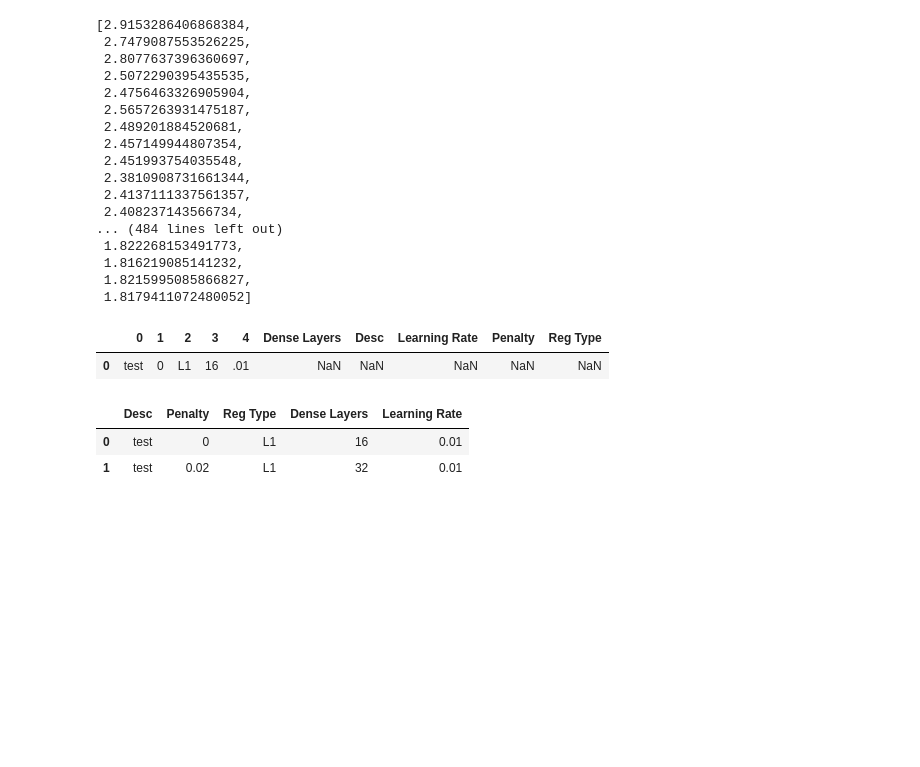
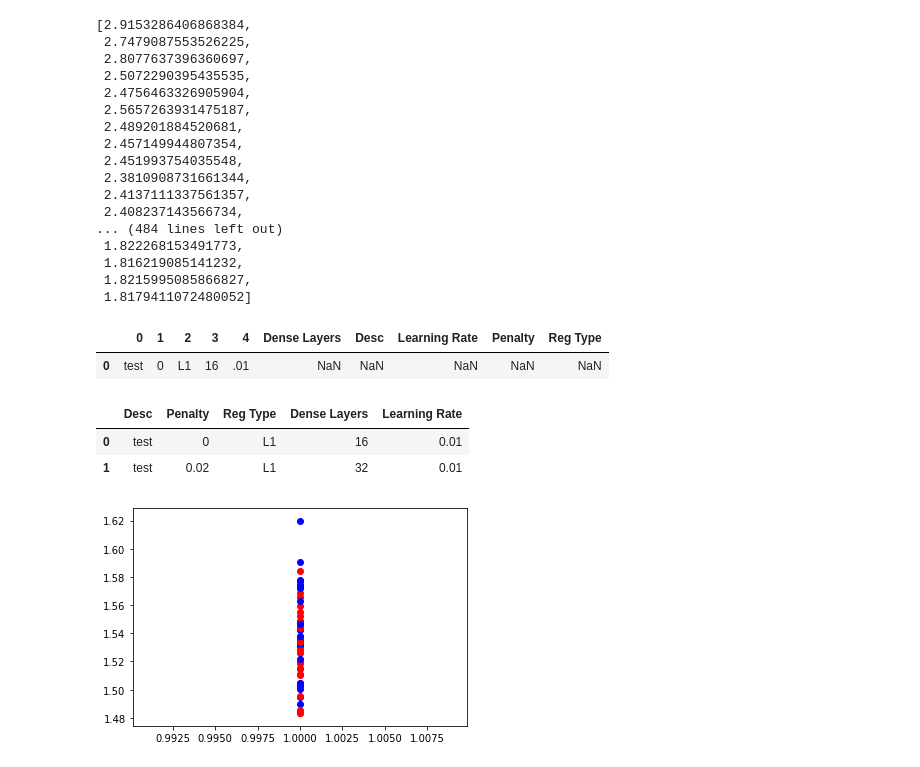
Before and after one commit to schkotty/Data-Science, a Jupyter notebook: GDP-Predictor/GDP-Predictor-NeuralNetRegression.ipynb, the cells around one changed output. Saved outputs shown, nothing was run; the diff lists cells and outputs as text; code cells hidden in the pictures; blank space fills up the shorter version.

```diff
--- a/GDP-Predictor/GDP-Predictor-NeuralNetRegression.ipynb
+++ b/GDP-Predictor/GDP-Predictor-NeuralNetRegression.ipynb
@@ -585,3 +575,9 @@ results
 | 1 | test | 0.02 | L1 | 32 | 0.01 |
 # %%
 results = results.append(pd.Series(['test', 0.02, 'L1', 32, 0.01], index=results.columns ), ignore_index=True)
+# %%
+#scatcolors = ['red', 'blue']
+for ind in results.index:
+    plt.scatter(1.0, results['Val MAE Mean'][ind], c=("red" if results['Reg Type'][ind] == "L1" else "blue"))
+# %% [output]
+[figure, added]
```
Also changed, not shown: parts of 6 cells of this notebook.
